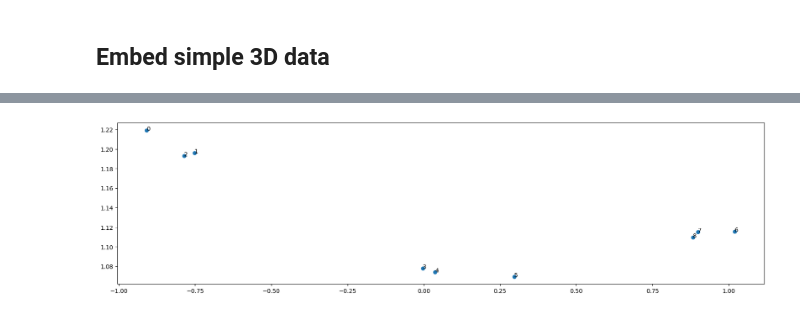
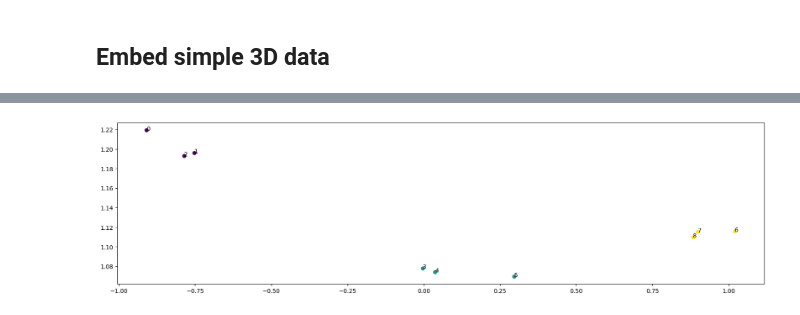
Before and after one commit to radajakub/GML-dim-reduction, a Jupyter notebook: notebooks/example.ipynb, the cells around one changed output, grey strips where cells are left out. Saved outputs shown, nothing was run; the diff lists cells and outputs as text; code cells hidden in the pictures.

```diff
--- a/notebooks/example.ipynb
+++ b/notebooks/example.ipynb
@@ -26,5 +27,6 @@ visualization.show_embedding(embeddings2d)
 ## Embed simple 3D data
 # %%
 data3d = small.THREE_CLOUDS_3D
+data3d_labels = small.THREE_CLOUDS_3D_LABELS
 graph3d = embedding.build_graph(data3d)
 # %%
@@ -34,6 +36,6 @@ visualization.show_data(data3d, graph3d)
 # %%
 embeddings3d = embedding.embed_graph(graph3d, dims=2, walk_length=100, num_walks=10, seed=0)
 # %%
-visualization.show_embedding(embeddings3d, aspect='auto')
+visualization.show_embedding(embeddings3d, labels=data3d_labels, aspect='auto')
 # %% [output]
-[figure, old version]
+[figure, new version]
```
Also changed, not shown: parts of 4 cells of this notebook, 2 other files.
